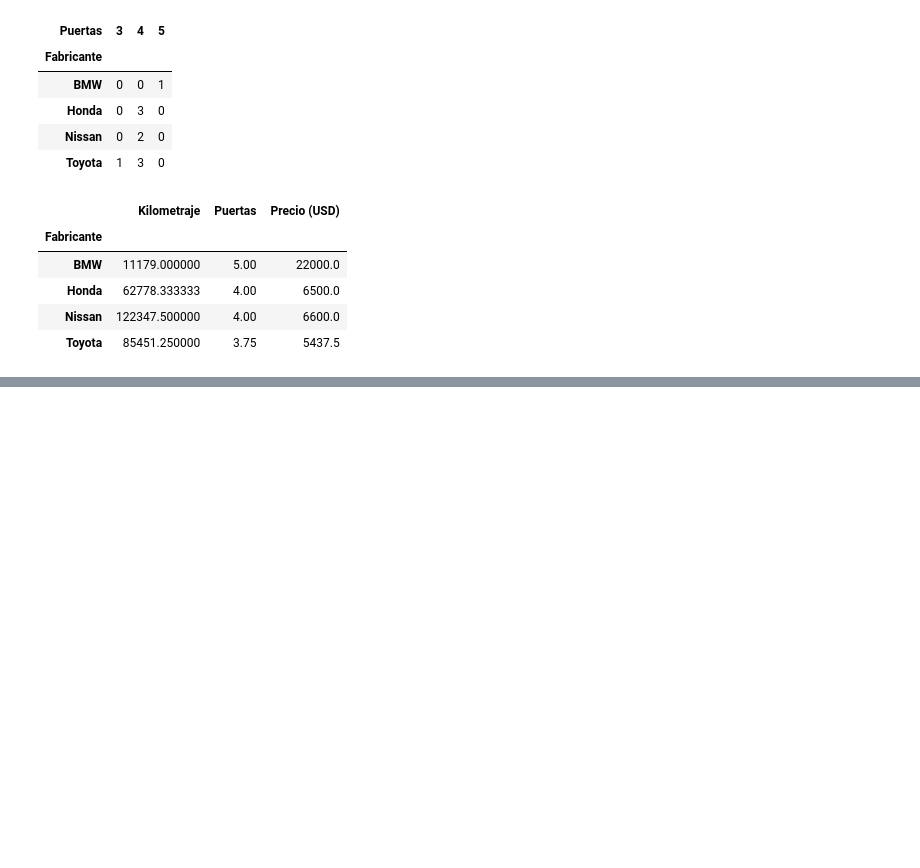
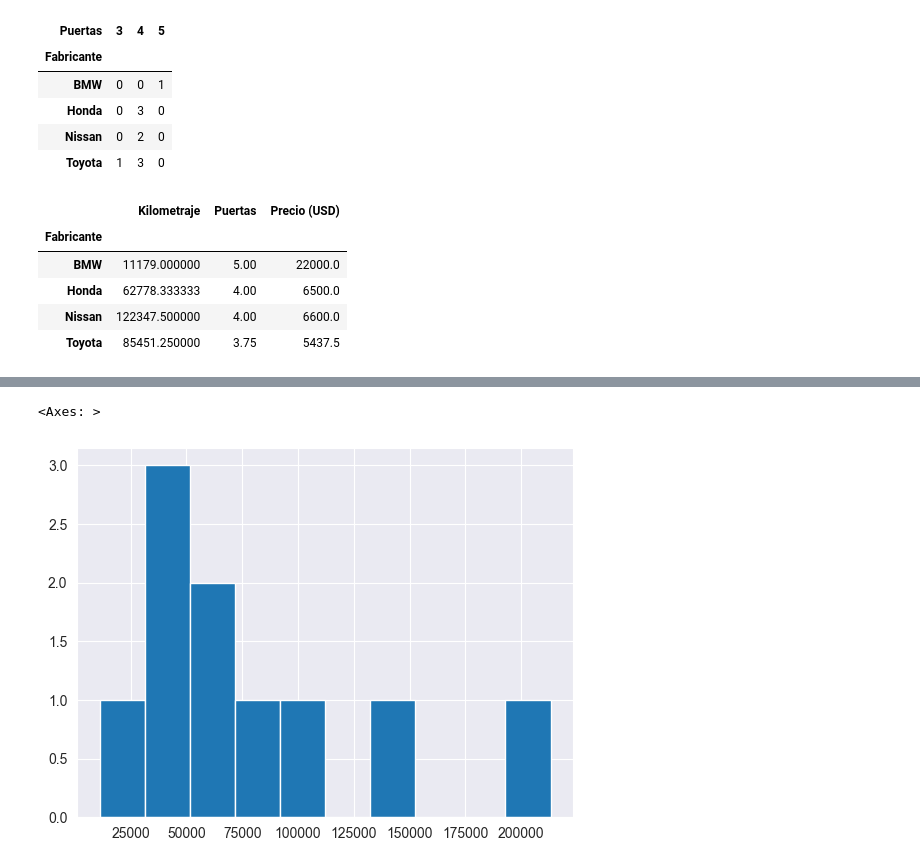
Before and after one commit to HugoPzo/Software_Learning, a Jupyter notebook: Udemy/Python16Dias/Dia15/pandasPt2.ipynb, the cells around one changed output, grey strips where cells are left out. Saved outputs shown, nothing was run; the diff lists cells and outputs as text; code cells hidden in the pictures; blank space fills up the shorter version.

```diff
--- a/Udemy/Python16Dias/Dia15/pandasPt2.ipynb
+++ b/Udemy/Python16Dias/Dia15/pandasPt2.ipynb
@@ -190,0 +201,6 @@ ventas_autos.groupby('Fabricante').mean(numeric_only=True)
+# %%
+# Puede que un gráfico más apropiado en este caso sea un histograma?
+ventas_autos['Kilometraje'].hist()
+# %% [output]
+<Axes: >
+[figure, added]
```
Also changed, not shown: parts of 9 cells of this notebook, 1 other file.
